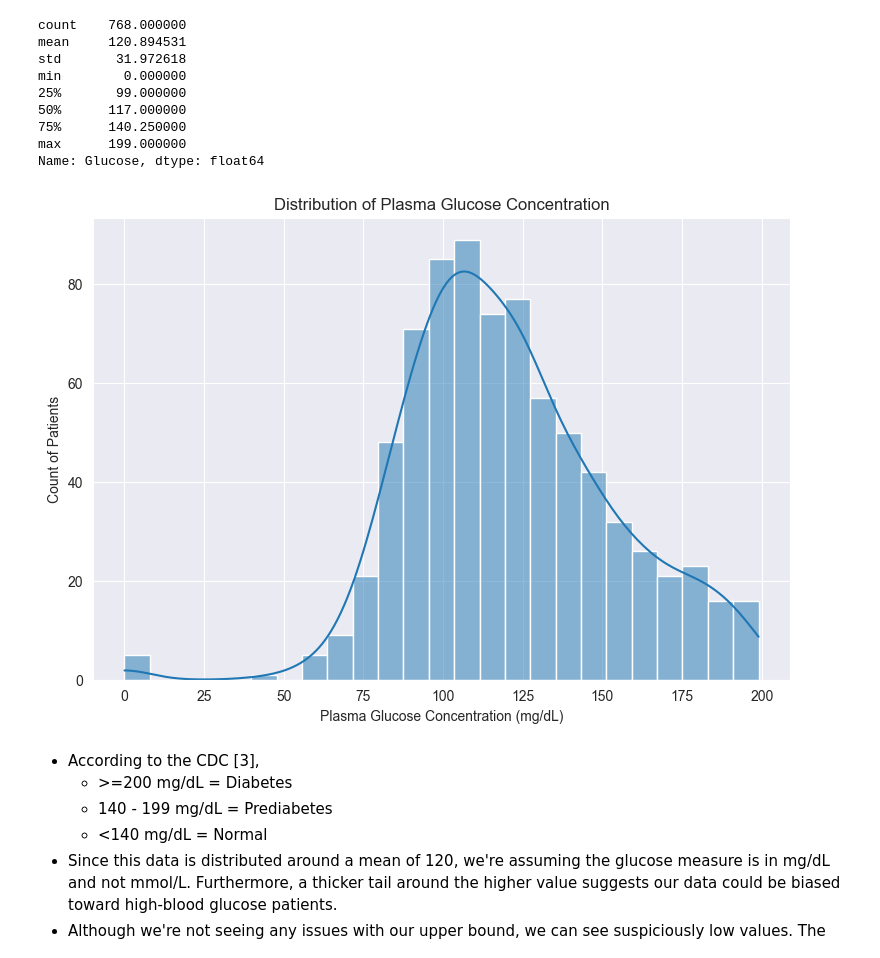
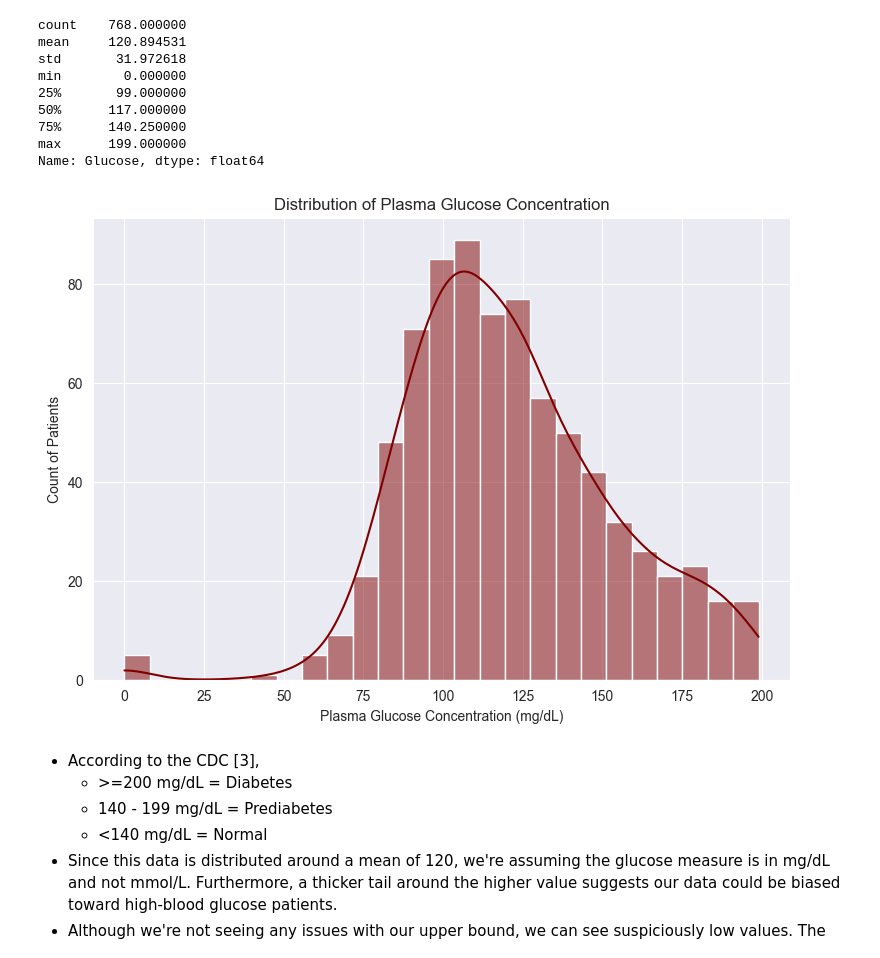
Before and after one commit to jacob5412/2023FA_MSAI_339, a Jupyter notebook: Homework2/HW2_Logistic_Regression_v2.ipynb, the cells around one changed output. Drawn from its saved outputs; the diff is of its cells as text; code cells hidden in the pictures.

```diff
--- a/Homework2/HW2_Logistic_Regression_v2.ipynb
+++ b/Homework2/HW2_Logistic_Regression_v2.ipynb
@@ -273,14 +271,14 @@ Name: Glucose, dtype: float64
 # %%
 sns.set_style("darkgrid")
 plt.figure(figsize=(9, 6))
-sns.histplot(data=diabetes_df, x="Glucose", kde=True, bins=25)
+sns.histplot(data=diabetes_df, x="Glucose", kde=True, bins=25, color="maroon")
 plt.xlabel("Plasma Glucose Concentration (mg/dL)")
 plt.ylabel("Count of Patients")
 plt.title("Distribution of Plasma Glucose Concentration")
 plt.grid(True)
 plt.show()
 # %% [output]
-[figure, old version]
+[figure, new version]
 # %% [markdown]
 * According to the CDC [3],
     * \>=200 mg/dL = Diabetes
```
Also changed, not shown: parts of 13 cells of this notebook.
